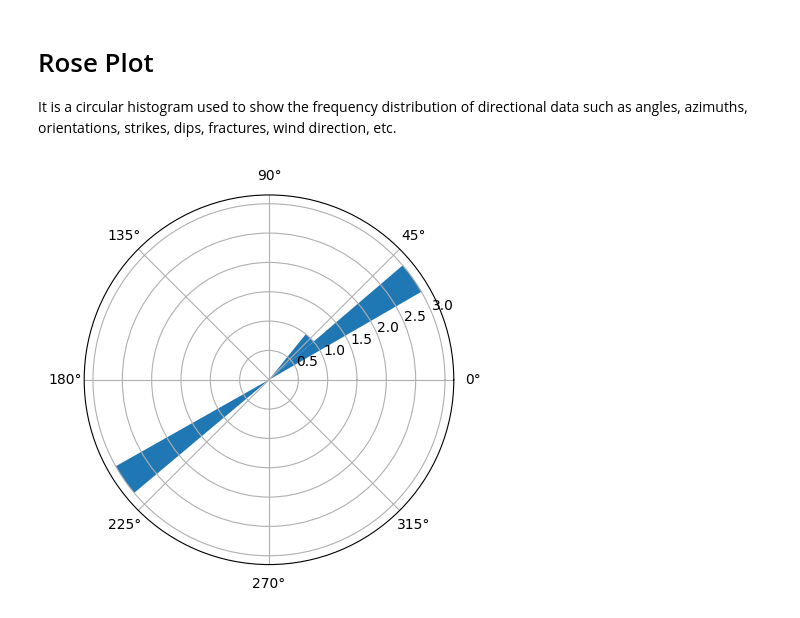
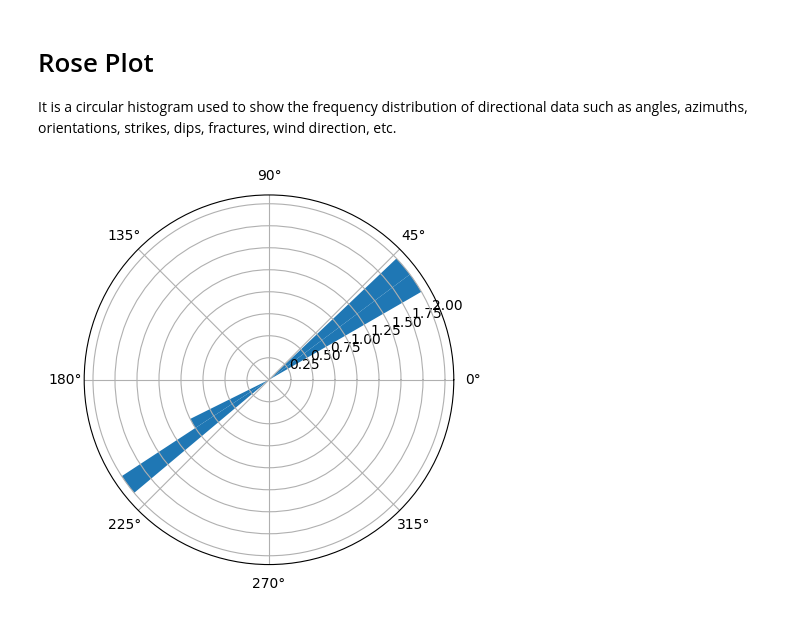
Before and after one commit to Ashraf-ISM/100-Days-of-Python-for-Oil-Gas-Subsurface-Analytics, a Jupyter notebook: notebooks/day-50/dlis.ipynb, the cells around one changed output. Saved outputs shown, nothing was run; the diff lists cells and outputs as text; code cells hidden in the pictures.

```diff
--- a/notebooks/day-50/dlis.ipynb
+++ b/notebooks/day-50/dlis.ipynb
@@ -429,13 +429,13 @@ It is a circular histogram used to show the frequency distribution of directiona
 # %%
 import numpy as np
 import matplotlib.pyplot as plt
 
 angles = np.array([30,35,40,42,210,215,220])
 angles = np.deg2rad(angles)
 
-bins = 28
+bins = 58
 plt.subplot(111, polar=True)
 plt.hist(angles, bins=bins)
 plt.show()
 # %% [output]
-[figure, old version]
+[figure, new version]
```
